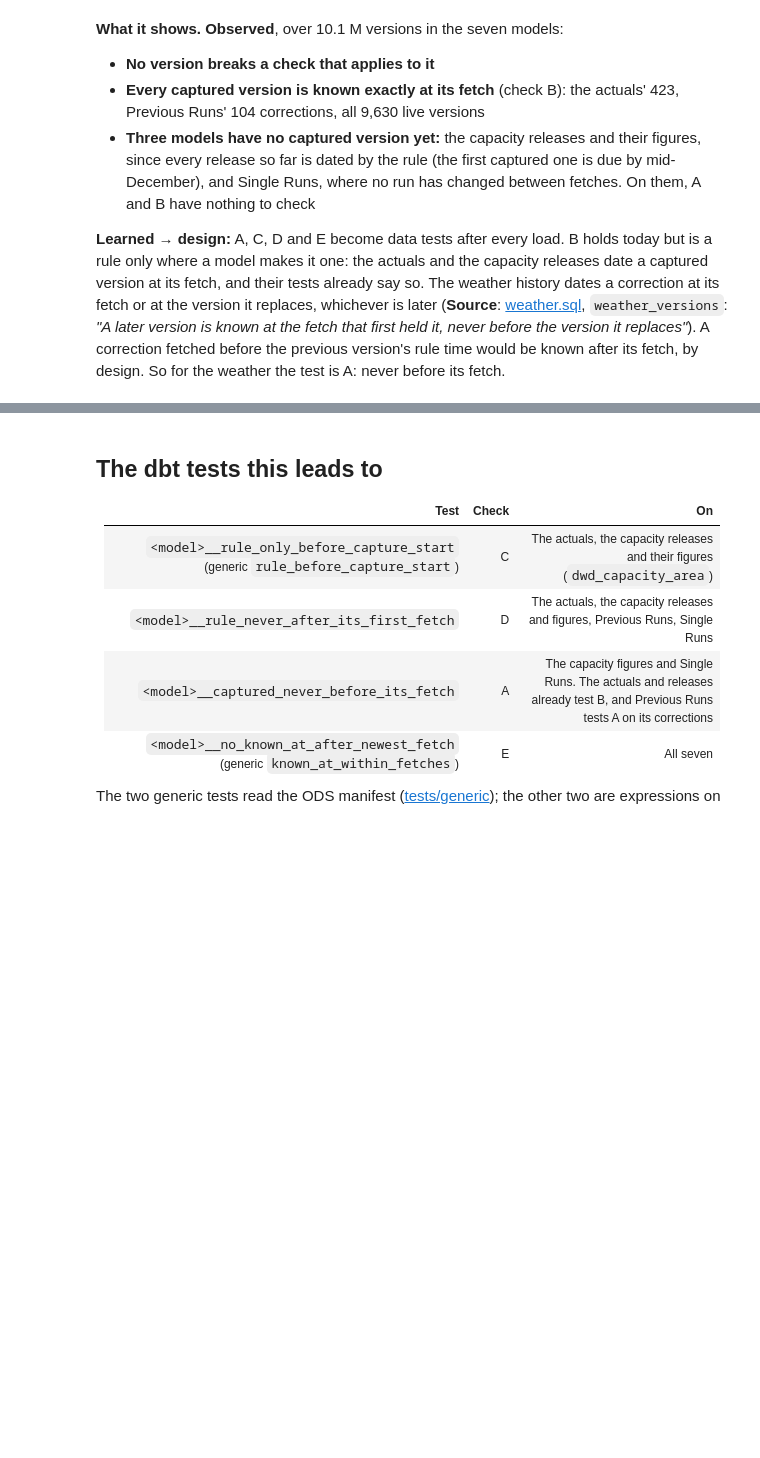
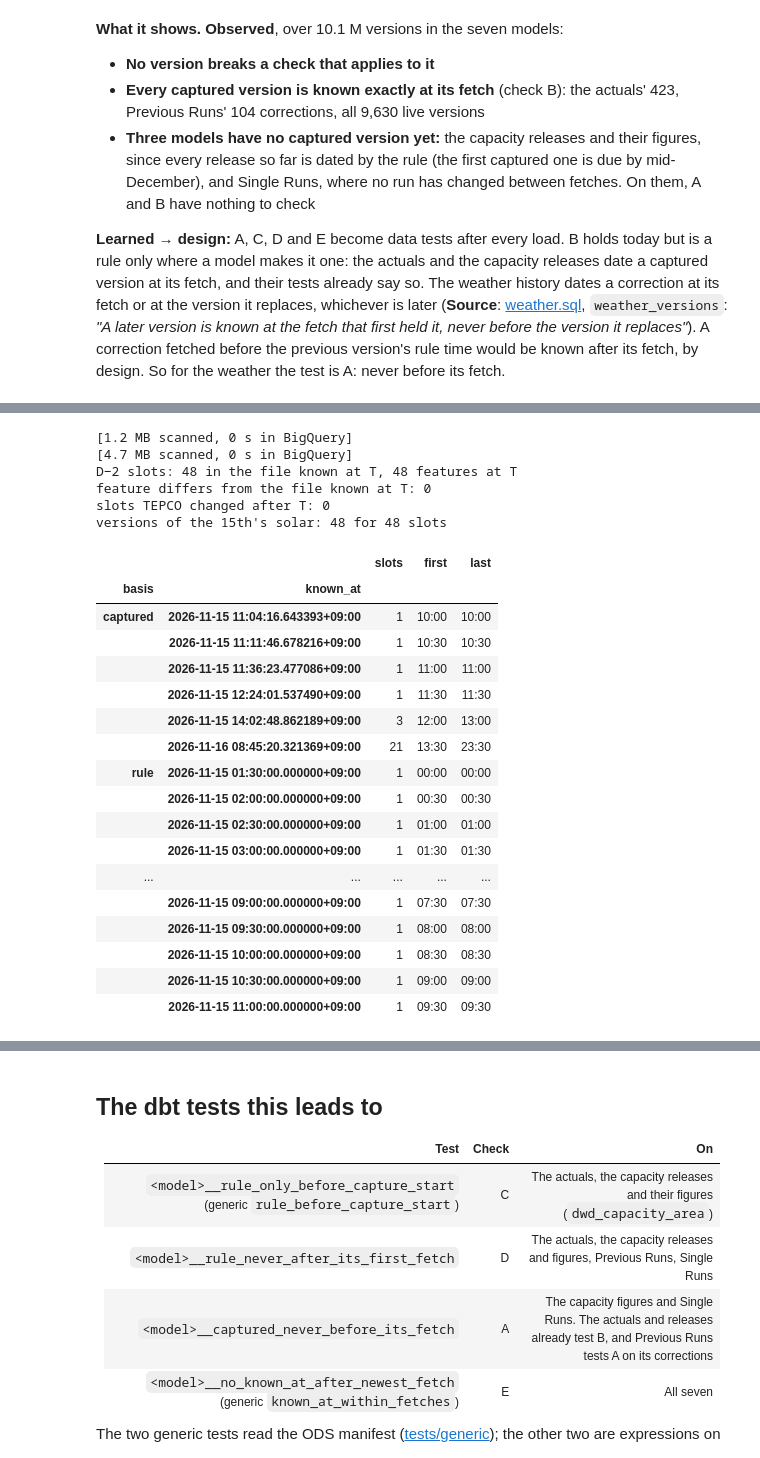
Before and after one commit to iahsanujunda/jtf, a Jupyter notebook: notebooks/06_warehouse_against_sources.ipynb, the cells around one changed output, grey strips where cells are left out. Drawn from its saved outputs; the diff is of its cells as text; code cells hidden in the pictures; blank space fills up the shorter version.

```diff
--- a/notebooks/06_warehouse_against_sources.ipynb
+++ b/notebooks/06_warehouse_against_sources.ipynb
@@ -169,0 +321,53 @@ checks.set_index("model")
+# %%
+d2 = D - timedelta(days=2)
+_, known = tepco_by_hand(KNOWN)
+known_d2 = known[known["slot_start"].dt.date == d2][["slot_start", "solar"]]
+later_d2 = truth[truth["slot_start"].dt.date == d2][["slot_start", "solar"]]
+
+feature = sql(f"""
+SELECT slot_start, solar_d2_mw FROM `{DWS}.dws_solar_features`
+WHERE decision_time = {AT_T} ORDER BY slot_start
+""")
+feature["d2_slot"] = feature["slot_start"].dt.tz_convert("Asia/Tokyo") - timedelta(days=2)
+check = known_d2.merge(feature, left_on="slot_start", right_on="d2_slot", suffixes=("", "_d"))
+changed = known_d2.merge(later_d2, on="slot_start", suffixes=("_at_t", "_later"))
+
+versions = sql(f"""
+SELECT slot_start, basis, known_at, known_until FROM dwd_tepco_actuals
+WHERE measure = 'solar' AND DATE(slot_start, 'Asia/Tokyo') = '{d2}'
+""")
+versions["known_at"] = versions["known_at"].dt.tz_convert("Asia/Tokyo")
+print(f"D−2 slots: {len(known_d2)} in the file known at T, {len(feature)} features at T")
+print("feature differs from the file known at T:", int((check.solar != check.solar_d2_mw).sum()))
+print("slots TEPCO changed after T:", int((changed.solar_at_t != changed.solar_later).sum()))
+print("versions of the 15th's solar:", len(versions), "for", versions.slot_start.nunique(), "slots")
+(
+    versions.assign(slot=versions.slot_start.dt.tz_convert("Asia/Tokyo").dt.strftime("%H:%M"))
+    .groupby(["basis", "known_at"])
+    .agg(slots=("slot", "count"), first=("slot", "min"), last=("slot", "max"))
+)
+# %% [output]
+[1.2 MB scanned, 0 s in BigQuery]
+[4.7 MB scanned, 0 s in BigQuery]
+D−2 slots: 48 in the file known at T, 48 features at T
+feature differs from the file known at T: 0
+slots TEPCO changed after T: 0
+versions of the 15th's solar: 48 for 48 slots
+|  |  | slots | first | last |
+| basis | known_at |  |  |  |
+| captured | 2026-11-15 11:04:16.643393+09:00 | 1 | 10:00 | 10:00 |
+|  | 2026-11-15 11:11:46.678216+09:00 | 1 | 10:30 | 10:30 |
+|  | 2026-11-15 11:36:23.477086+09:00 | 1 | 11:00 | 11:00 |
+|  | 2026-11-15 12:24:01.537490+09:00 | 1 | 11:30 | 11:30 |
+|  | 2026-11-15 14:02:48.862189+09:00 | 3 | 12:00 | 13:00 |
+|  | 2026-11-16 08:45:20.321369+09:00 | 21 | 13:30 | 23:30 |
+| rule | 2026-11-15 01:30:00.000000+09:00 | 1 | 00:00 | 00:00 |
+|  | 2026-11-15 02:00:00.000000+09:00 | 1 | 00:30 | 00:30 |
+|  | 2026-11-15 02:30:00.000000+09:00 | 1 | 01:00 | 01:00 |
+|  | 2026-11-15 03:00:00.000000+09:00 | 1 | 01:30 | 01:30 |
+| ... | ... | ... | ... | ... |
+|  | 2026-11-15 09:00:00.000000+09:00 | 1 | 07:30 | 07:30 |
+|  | 2026-11-15 09:30:00.000000+09:00 | 1 | 08:00 | 08:00 |
+|  | 2026-11-15 10:00:00.000000+09:00 | 1 | 08:30 | 08:30 |
+|  | 2026-11-15 10:30:00.000000+09:00 | 1 | 09:00 | 09:00 |
+|  | 2026-11-15 11:00:00.000000+09:00 | 1 | 09:30 | 09:30 |
```
Also changed, not shown: parts of 20 cells of this notebook, 2 other files.
